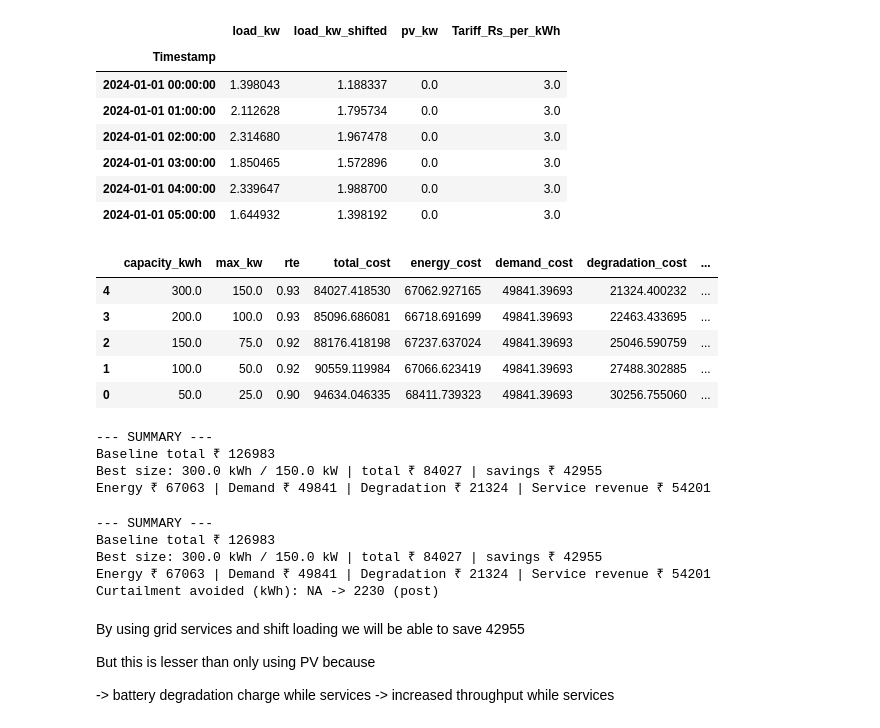
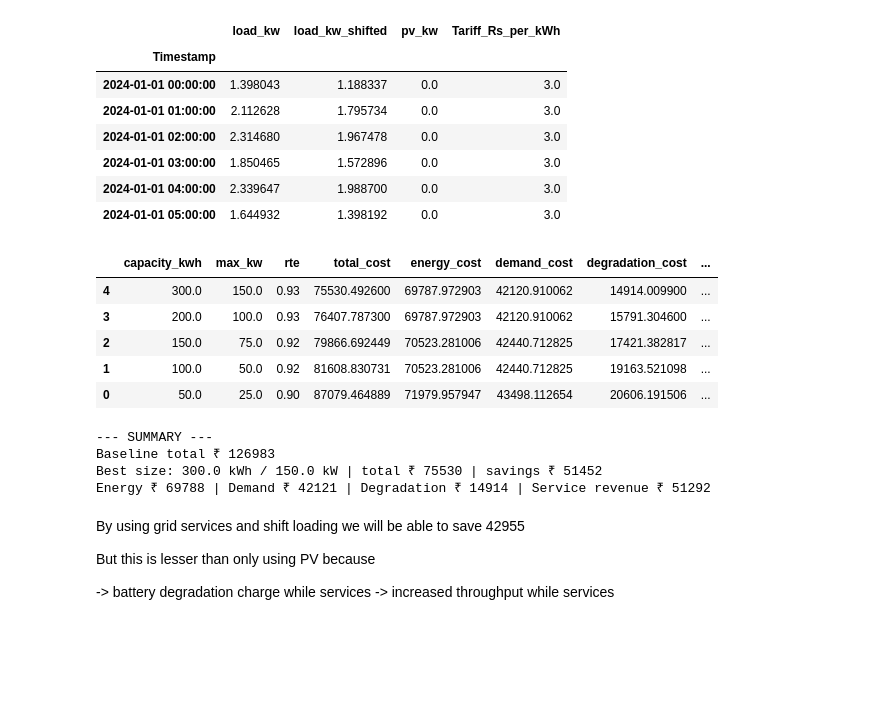
Before and after one commit to AkhilPadma/Decentralization-of-Energy-Using-PV-Batteries-, a Jupyter notebook: DER.ipynb, the cells around one changed output. Saved outputs shown, nothing was run; the diff lists cells and outputs as text; code cells hidden in the pictures; blank space fills up the shorter version.

```diff
--- a/DER.ipynb
+++ b/DER.ipynb
@@ -466,8 +468,8 @@ def evaluate_candidates(df, demand_rate_map, specs,
             "baseline_total": base["total"],
             "savings_vs_baseline": base["total"] - res["total_cost"]
         })
-    out = pd.DataFrame(rows).sort_values("total_cost")
-    return base, out
+    res = pd.DataFrame(rows).sort_values("total_cost")
+    return base, res
 # %%
 base, pv_only = evaluate_candidates(data, demand_rate_map, specs, allow_grid_charge=False, label="PV-only") # allow_grid_charges is false here
 
@@ -773,46 +785,35 @@ df_shift[["load_kw","load_kw_shifted","pv_kw","Tariff_Rs_per_kWh"]].head(6)
 # %%
 res_rows = []
 price_col = "Tariff_Rs_per_kWh"
 base = baseline_bill(data, demand_rate_map, price_col)
 
 load_col = "load_kw_shifted"  # we should use the shifted load column
 
 for _, s in specs.iterrows():
     sim = simulate_with_services(
-        df_in=df_shift, svc=svc, #demand_rate_map= demand_rate_map, # Removed unexpected argument
+        df_in = df_shift, svc=svc, demand_rate_map= demand_rate_map, # Removed unexpected argument
         capacity_kwh=float(s["capacity_kwh"]), max_kw=float(s["max_kw"]),
         rte=float(s["rte"]), degrade_rs_per_kwh=float(s["degrade_inr_per_kwh"]),
-        price_col=price_col, allow_grid_charge=True, soc_start=0.0, service_priority=True
+        price_col=price_col, allow_grid_charge=False, soc_start=0.0, service_priority=True
     )
     res_rows.append({
         "capacity_kwh": s["capacity_kwh"], "max_kw": s["max_kw"], "rte": s["rte"],
         **sim,
         "baseline_total": base["total"],
         "savings_vs_baseline": base["total"] - sim["total_cost"]
     })
 
 res = pd.DataFrame(res_rows).sort_values("total_cost")
 display(res)
-
-best = res.iloc[0]
-print("\n--- SUMMARY ---")
-print(f"Baseline total ₹ {base['total']:.0f}")
-print(f"Best size: {best['capacity_kwh']} kWh / {best['max_kw']} kW | total ₹ {best['total_cost']:.0f} | "
-      f"savings ₹ {best['savings_vs_baseline']:.0f}")
-print(f"Energy ₹ {best['energy_cost']:.0f} | Demand ₹ {best['demand_cost']:.0f} | Degradation ₹ {best['degradation_cost']:.0f} | "
-      f"Service revenue ₹ {best['service_revenue']:.0f}")
 # %% [output]
 |  | capacity_kwh | max_kw | rte | total_cost | energy_cost | demand_cost | degradation_cost | ... |
-| 4 | 300.0 | 150.0 | 0.93 | 84027.418530 | 67062.927165 | 49841.39693 | 21324.400232 | ... |
-| 3 | 200.0 | 100.0 | 0.93 | 85096.686081 | 66718.691699 | 49841.39693 | 22463.433695 | ... |
-| 2 | 150.0 | 75.0 | 0.92 | 88176.418198 | 67237.637024 | 49841.39693 | 25046.590759 | ... |
-| 1 | 100.0 | 50.0 | 0.92 | 90559.119984 | 67066.623419 | 49841.39693 | 27488.302885 | ... |
-| 0 | 50.0 | 25.0 | 0.90 | 94634.046335 | 68411.739323 | 49841.39693 | 30256.755060 | ... |
+| 4 | 300.0 | 150.0 | 0.93 | 75530.492600 | 69787.972903 | 42120.910062 | 14914.009900 | ... |
+| 3 | 200.0 | 100.0 | 0.93 | 76407.787300 | 69787.972903 | 42120.910062 | 15791.304600 | ... |
+| 2 | 150.0 | 75.0 | 0.92 | 79866.692449 | 70523.281006 | 42440.712825 | 17421.382817 | ... |
+| 1 | 100.0 | 50.0 | 0.92 | 81608.830731 | 70523.281006 | 42440.712825 | 19163.521098 | ... |
+| 0 | 50.0 | 25.0 | 0.90 | 87079.464889 | 71979.957947 | 43498.112654 | 20606.191506 | ... |
---- SUMMARY ---
-Baseline total ₹ 126983
-Best size: 300.0 kWh / 150.0 kW | total ₹ 84027 | savings ₹ 42955
-Energy ₹ 67063 | Demand ₹ 49841 | Degradation ₹ 21324 | Service revenue ₹ 54201
 # %%
+
 best = res.iloc[0]
 print("\n--- SUMMARY ---")
 print(f"Baseline total ₹ {base['total']:.0f}")
@@ -820,13 +821,11 @@ print(f"Best size: {best['capacity_kwh']} kWh / {best['max_kw']} kW | total ₹
       f"savings ₹ {best['savings_vs_baseline']:.0f}")
 print(f"Energy ₹ {best['energy_cost']:.0f} | Demand ₹ {best['demand_cost']:.0f} | Degradation ₹ {best['degradation_cost']:.0f} | "
       f"Service revenue ₹ {best['service_revenue']:.0f}")
-print(f"Curtailment avoided (kWh): {base.get('curtailment_kwh','NA')} -> {best['curtailment_kwh']:.0f} (post)")
 # %% [output]
 --- SUMMARY ---
 Baseline total ₹ 126983
-Best size: 300.0 kWh / 150.0 kW | total ₹ 84027 | savings ₹ 42955
-Energy ₹ 67063 | Demand ₹ 49841 | Degradation ₹ 21324 | Service revenue ₹ 54201
-Curtailment avoided (kWh): NA -> 2230 (post)
+Best size: 300.0 kWh / 150.0 kW | total ₹ 75530 | savings ₹ 51452
+Energy ₹ 69788 | Demand ₹ 42121 | Degradation ₹ 14914 | Service revenue ₹ 51292
 # %% [markdown]
 By using grid services and shift loading we will be able to save 42955
 
```
Also changed, not shown: parts of 11 cells of this notebook.
